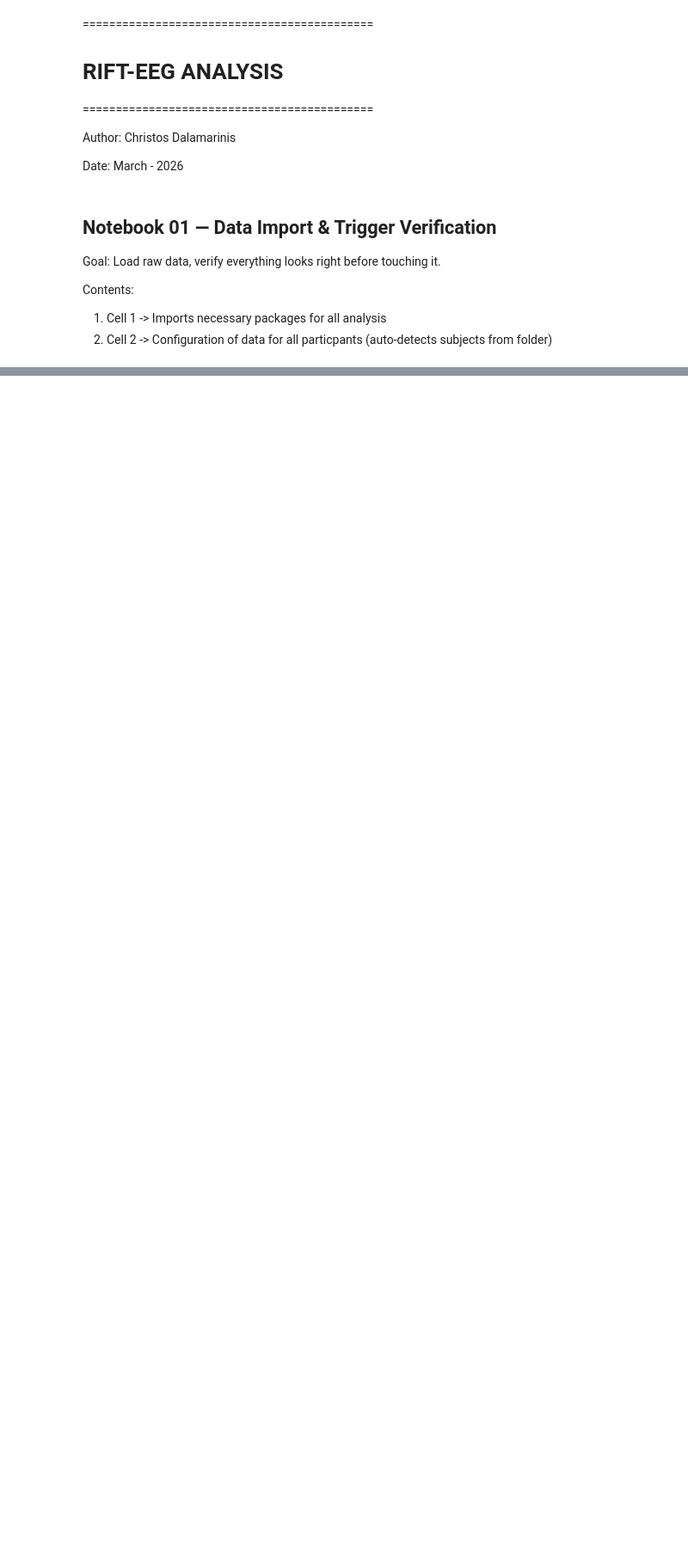
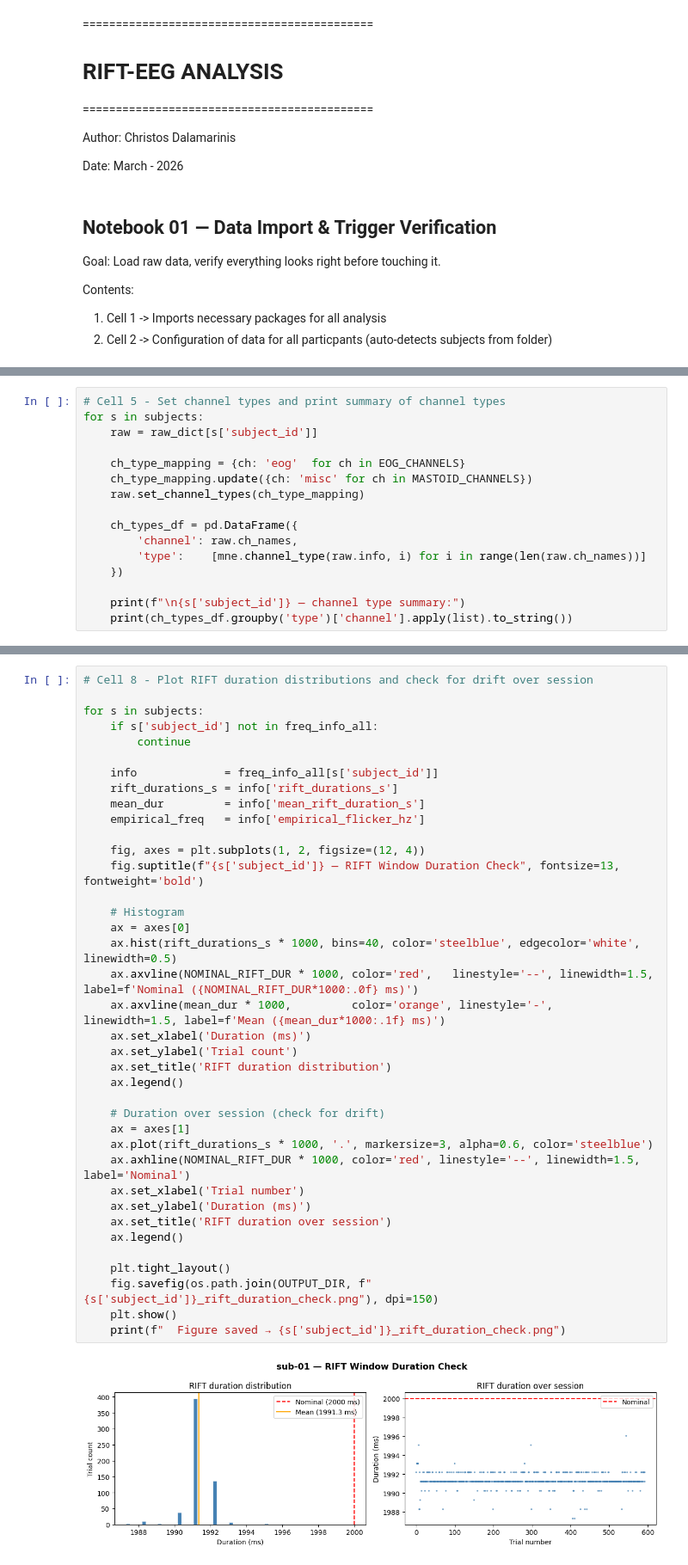
Before and after one commit to ChristosDalamarinis/RIFT-analysis, a Jupyter notebook: analysis.ipynb, the cells around one changed output, grey strips where cells are left out. Shown at 86% size. Drawn from its saved outputs; the diff is of its cells as text; blank space fills up the shorter version.

```diff
--- a/analysis.ipynb
+++ b/analysis.ipynb
@@ -81,0 +168,16 @@ print(f'Expected trials  : {N_TRIALS_EXPECTED}')
+# %%
+# Cell 5 - Set channel types and print summary of channel types
+for s in subjects:
+    raw = raw_dict[s['subject_id']]
+
+    ch_type_mapping = {ch: 'eog'  for ch in EOG_CHANNELS}
+    ch_type_mapping.update({ch: 'misc' for ch in MASTOID_CHANNELS})
+    raw.set_channel_types(ch_type_mapping)
+
+    ch_types_df = pd.DataFrame({
+        'channel': raw.ch_names,
+        'type':    [mne.channel_type(raw.info, i) for i in range(len(raw.ch_names))]
+    })
+
+    print(f"\n{s['subject_id']} — channel type summary:")
+    print(ch_types_df.groupby('type')['channel'].apply(list).to_string())
@@ -81,0 +308,40 @@ print(f'Expected trials  : {N_TRIALS_EXPECTED}')
+# %%
+# Cell 8 - Plot RIFT duration distributions and check for drift over session
+
+for s in subjects:
+    if s['subject_id'] not in freq_info_all:
+        continue
+
+    info             = freq_info_all[s['subject_id']]
+    rift_durations_s = info['rift_durations_s']
+    mean_dur         = info['mean_rift_duration_s']
+    empirical_freq   = info['empirical_flicker_hz']
+
+    fig, axes = plt.subplots(1, 2, figsize=(12, 4))
+    fig.suptitle(f"{s['subject_id']} — RIFT Window Duration Check", fontsize=13, fontweight='bold')
+
+    # Histogram
+    ax = axes[0]
+    ax.hist(rift_durations_s * 1000, bins=40, color='steelblue', edgecolor='white', linewidth=0.5)
+    ax.axvline(NOMINAL_RIFT_DUR * 1000, color='red',   linestyle='--', linewidth=1.5, label=f'Nominal ({NOMINAL_RIFT_DUR*1000:.0f} ms)')
+    ax.axvline(mean_dur * 1000,         color='orange', linestyle='-',  linewidth=1.5, label=f'Mean ({mean_dur*1000:.1f} ms)')
+    ax.set_xlabel('Duration (ms)')
+    ax.set_ylabel('Trial count')
+    ax.set_title('RIFT duration distribution')
+    ax.legend()
+
+    # Duration over session (check for drift)
+    ax = axes[1]
+    ax.plot(rift_durations_s * 1000, '.', markersize=3, alpha=0.6, color='steelblue')
+    ax.axhline(NOMINAL_RIFT_DUR * 1000, color='red', linestyle='--', linewidth=1.5, label='Nominal')
+    ax.set_xlabel('Trial number')
+    ax.set_ylabel('Duration (ms)')
+    ax.set_title('RIFT duration over session')
+    ax.legend()
+
+    plt.tight_layout()
+    fig.savefig(os.path.join(OUTPUT_DIR, f"{s['subject_id']}_rift_duration_check.png"), dpi=150)
+    plt.show()
+    print(f"  Figure saved → {s['subject_id']}_rift_duration_check.png")
+# %% [output]
+[figure, added]
```
Also changed, not shown: parts of 9 cells of this notebook.
